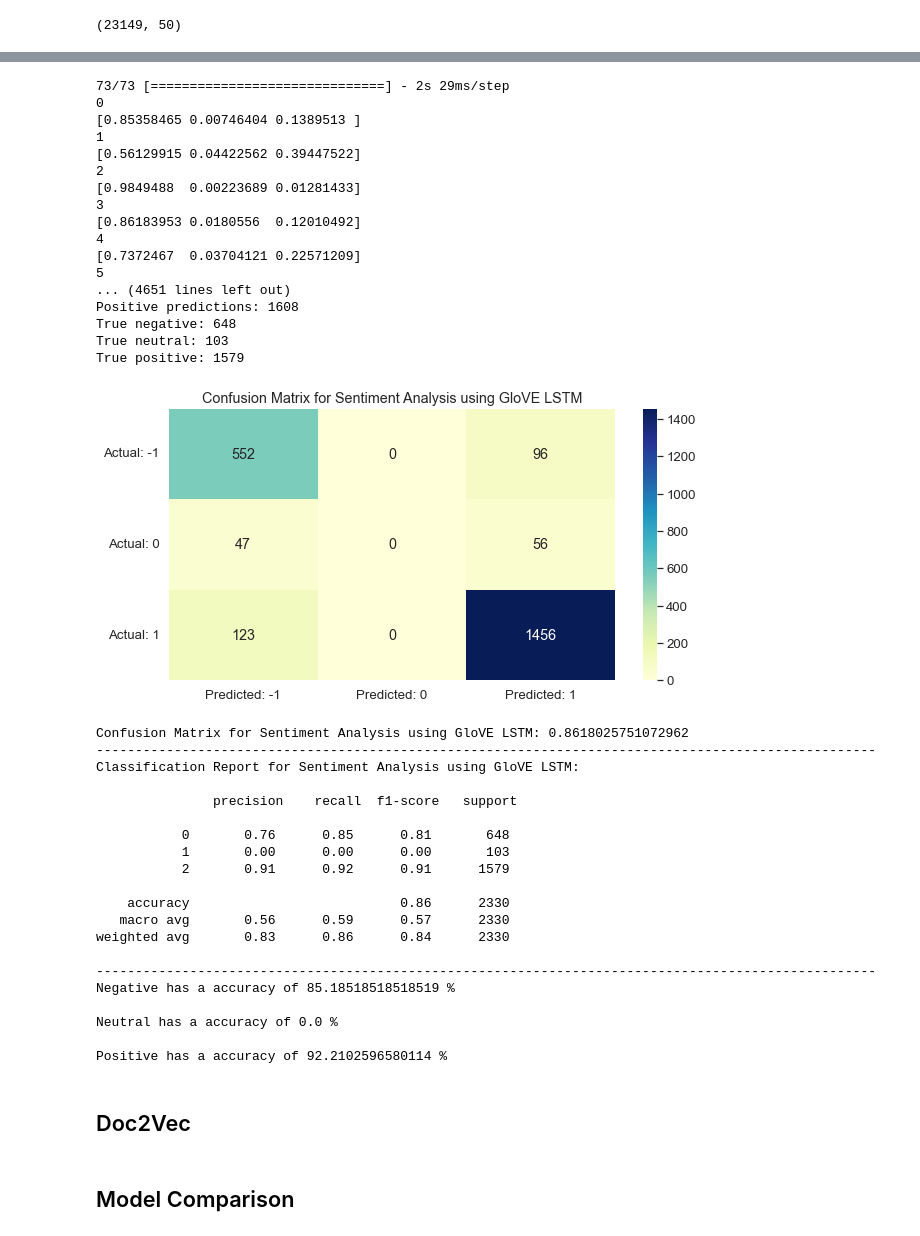
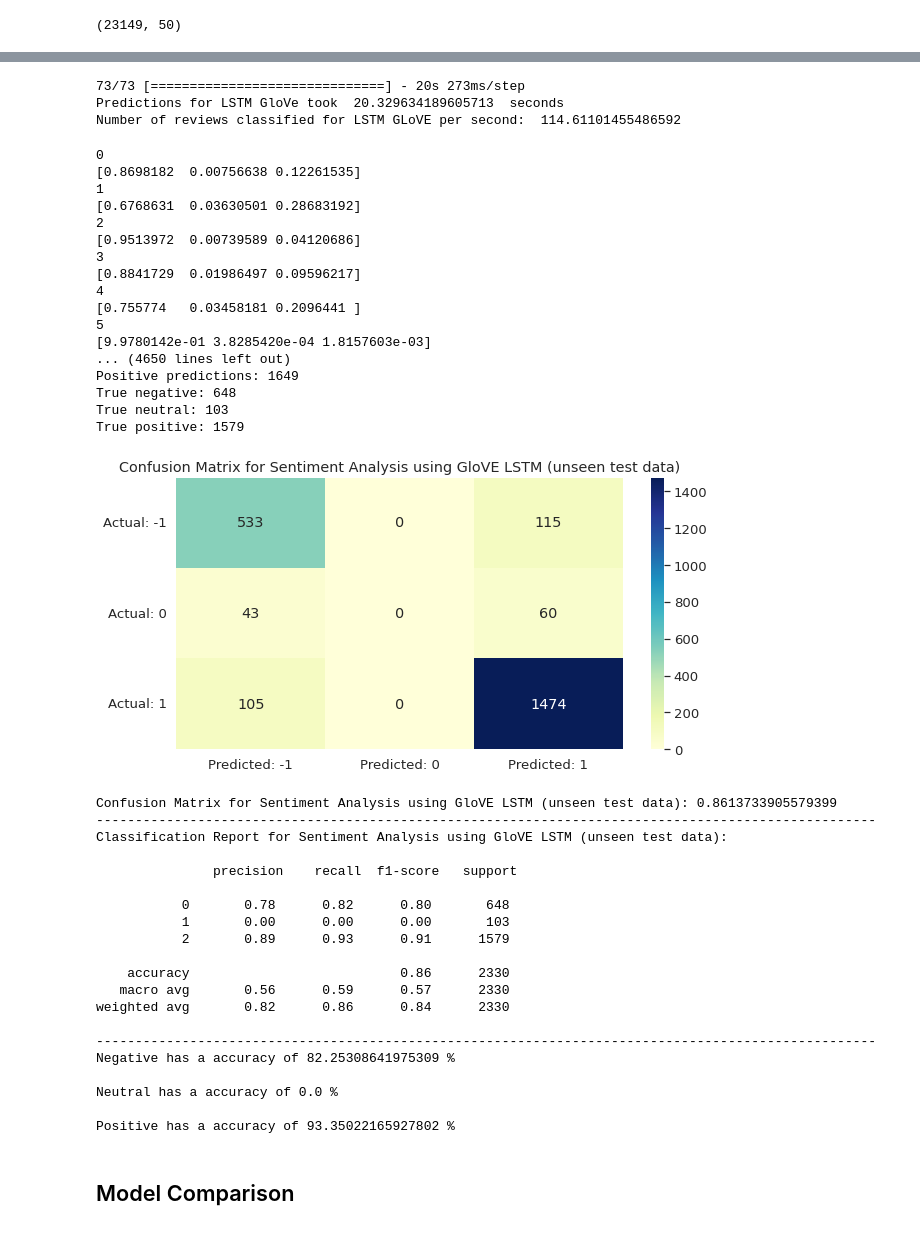
Before and after one commit to GxTeo/CZ-CE4045_NLP_Group_12, a Jupyter notebook: classification_GX.ipynb, the cells around one changed output, grey strips where cells are left out. Saved outputs shown, nothing was run; the diff lists cells and outputs as text; code cells hidden in the pictures.

```diff
--- a/classification_GX.ipynb
+++ b/classification_GX.ipynb
@@ -162,5 +216,5 @@ test_df = pd.concat(df_list,ignore_index=True)
 # %%
-test_df.drop(columns = ['Unnamed: 0.1', 'Unnamed: 0', 'Unnamed: 0.2'], inplace = True)
+test_df.drop(columns = ['Unnamed: 0.1', 'Unnamed: 0'], inplace = True)
 test_df
 # %% [output]
 |  | productAsin | ratingScore | reviewTitle | reviewReaction | reviewDescription | isVerified | category | ... |
@@ -1043,7 +1212,7 @@ def model_architecture(emb_layer):
     LSTM_model = Sequential()
     LSTM_model.add(emb_layer)
     LSTM_model.add(Dropout(0.5))
-    LSTM_model.add(CuDNNLSTM(100))
+    LSTM_model.add(LSTM(100, dropout=0.2, recurrent_dropout=0.2))
     LSTM_model.add(Dense(3, activation='softmax'))
     LSTM_model.compile(optimizer='adam',loss='categorical_crossentropy', metrics=['accuracy'])
 
@@ -1248,45 +1436,56 @@ Epoch 8/10
+# %%
+length = unseen_X_test.shape[0]
+
+start_time= time.time()
+pred = glove_lstm_model.predict(unseen_X_test)
+time_taken = time.time()-start_time
+classified_per_sec = length/time_taken
+print("Predictions for LSTM GloVe took ", time_taken, " seconds")
+print("Number of reviews classified for LSTM GLoVE per second: ", classified_per_sec)
+lstm_glove_time_list = ["LSTM GloVe",time_taken, classified_per_sec]
+# %% [output]
+73/73 [==============================] - 20s 273ms/step
+Predictions for LSTM GloVe took  20.329634189605713  seconds
+Number of reviews classified for LSTM GLoVE per second:  114.61101455486592
 # %%
-pred = glove_lstm_model.predict(unseen_X_test)
 y_true, y_pred = get_true_pred(pred, unseen_lstm_Y_test.values)
-plot_confusion_matrix(y_true, y_pred, "GloVE LSTM")
+plot_confusion_matrix(y_true, y_pred, "GloVE LSTM (unseen test data)")
 # %% [output]
-73/73 [==============================] - 2s 29ms/step
 0
-[0.85358465 0.00746404 0.1389513 ]
+[0.8698182  0.00756638 0.12261535]
 1
-[0.56129915 0.04422562 0.39447522]
+[0.6768631  0.03630501 0.28683192]
 2
-[0.9849488  0.00223689 0.01281433]
+[0.9513972  0.00739589 0.04120686]
 3
-[0.86183953 0.0180556  0.12010492]
+[0.8841729  0.01986497 0.09596217]
 4
-[0.7372467  0.03704121 0.22571209]
+[0.755774   0.03458181 0.2096441 ]
 5
-... (4651 lines left out)
-Positive predictions: 1608
+[9.9780142e-01 3.8285420e-04 1.8157603e-03]
+... (4650 lines left out)
+Positive predictions: 1649
 True negative: 648
 True neutral: 103
 True positive: 1579
-[figure, old version]
+[figure, new version]
-Confusion Matrix for Sentiment Analysis using GloVE LSTM: 0.8618025751072962
+Confusion Matrix for Sentiment Analysis using GloVE LSTM (unseen test data): 0.8613733905579399
 ----------------------------------------------------------------------------------------------------
-Classification Report for Sentiment Analysis using GloVE LSTM:
+Classification Report for Sentiment Analysis using GloVE LSTM (unseen test data):
 
                precision    recall  f1-score   support
 
-           0       0.76      0.85      0.81       648
+           0       0.78      0.82      0.80       648
            1       0.00      0.00      0.00       103
-           2       0.91      0.92      0.91      1579
+           2       0.89      0.93      0.91      1579
 
     accuracy                           0.86      2330
    macro avg       0.56      0.59      0.57      2330
-weighted avg       0.83      0.86      0.84      2330
+weighted avg       0.82      0.86      0.84      2330
 
 ----------------------------------------------------------------------------------------------------
-Negative has a accuracy of 85.18518518518519 %
+Negative has a accuracy of 82.25308641975309 %
 
 Neutral has a accuracy of 0.0 %
 
-Positive has a accuracy of 92.2102596580114 %
+Positive has a accuracy of 93.35022165927802 %
-# %% [markdown]
-## Doc2Vec
```
Also changed, not shown: parts of 61 cells of this notebook.
